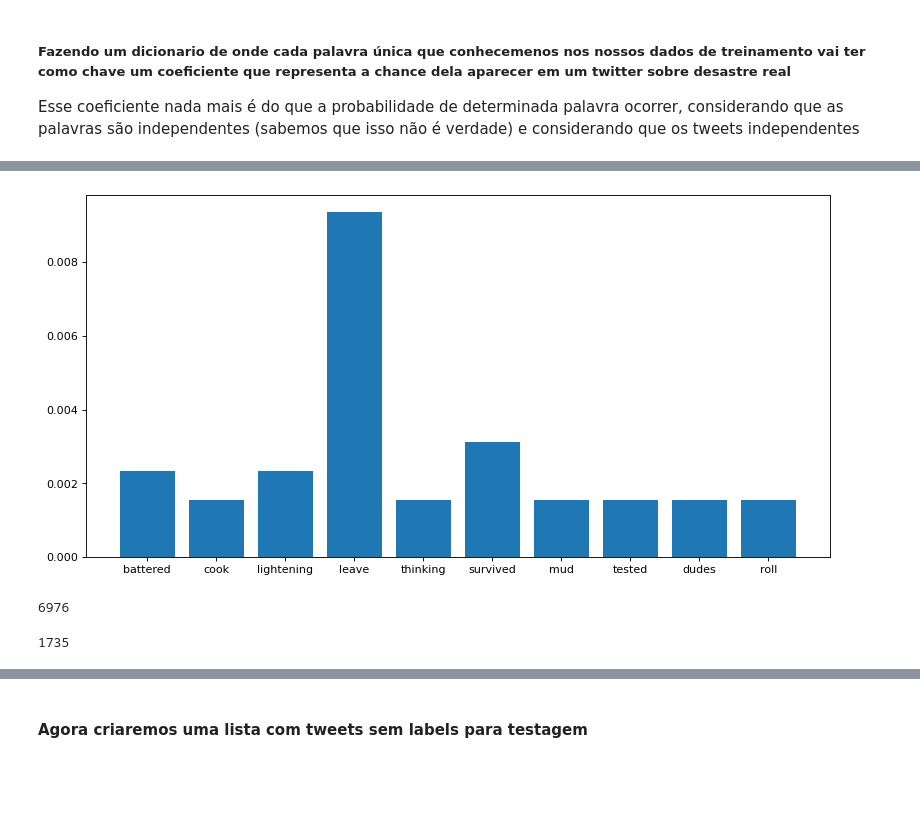
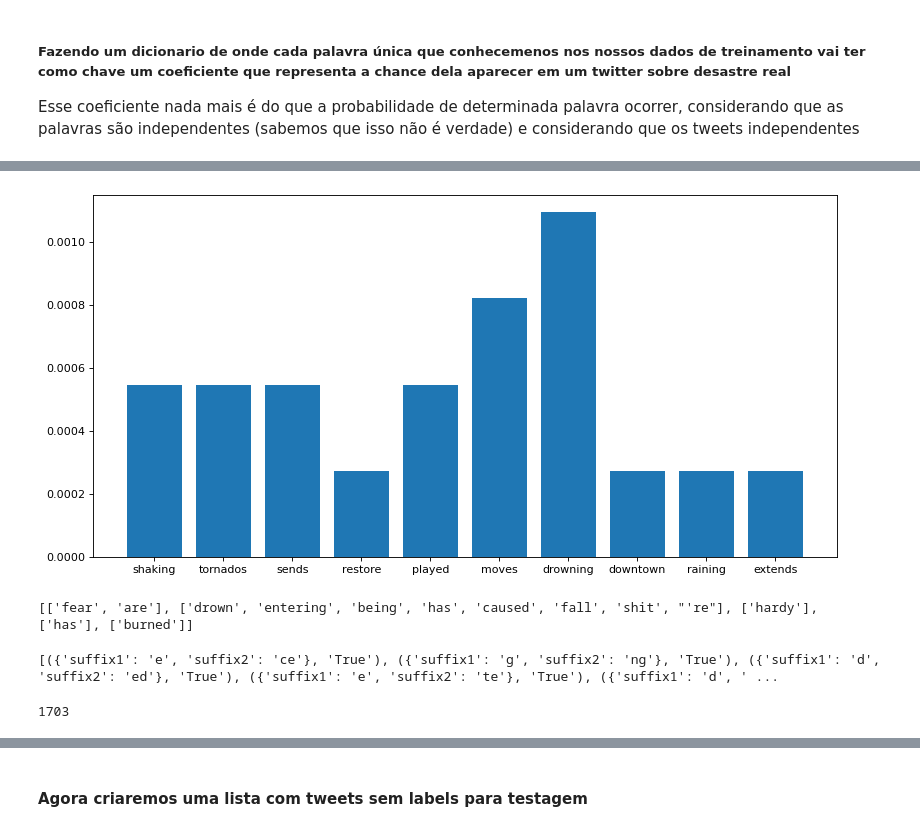
Before and after one commit to vcnovaes/Natural-Language-Processing-with-Disaster-Tweets, a Jupyter notebook: Untitled.ipynb, the cells around one changed output, grey strips where cells are left out. Drawn from its saved outputs; the diff is of its cells as text; code cells hidden in the pictures; blank space fills up the shorter version.

```diff
--- a/Untitled.ipynb
+++ b/Untitled.ipynb
@@ -28,14 +31,22 @@ test_tts = {'real_trag' :tst_true.to_list(), 'not_trag' : tst_false.to_list() }
 # %%
-def just_verbs(data : list, to_keep : set ={'VB', 'VBG', 'VBN', 'VBZ' , 'VBP'} )-> list:
+def just_verbs(data: list, to_keep: set = {'VB', 'VBG', 'VBN', 'VBZ', 'VBP'}) -> list:
     cl_data = []
     for tweet in data:
         selected = []
         for word in tweet:
-            selected.append(word[0].lower()) if word[1] in to_keep else None
-            #print(selected)
-            #if word[1] in to_keep: #verificando se tem alguma das tags que desejamos
-             #   selected.append(w[0].lower())
+            selected.append(word[0].lower()) if word[1] in to_keep and len(
+                word[0]) > 2 else None
+            # print(selected)
+            # if word[1] in to_keep: #verificando se tem alguma das tags que desejamos
+            #   selected.append(w[0].lower())
         if selected != []:
             cl_data.append(selected)
     return cl_data
+# %%
+def create_vocab(clear_data: list) -> list:
+    vocab = []
+    for sentence in clear_data:
+        for word in sentence:
+            vocab.append(word)
+    return vocab
 # %%
@@ -54,6 +67,2 @@ pega as palavras selencionadas no dataset sobre tweets de desastre e cria um voc
 # %%
-vocab_words_true_dis = []
-
-for sentence in cl_tr_true:
-    for word in sentence:
-        vocab_words_true_dis.append(word)
+vocab_words_true_dis = create_vocab(cl_tr_true)
@@ -96,19 +87,16 @@ min_prob = np.Inf
 dict_prob_true = {}
 for w in vocab_unique_words_true_dis:
     w_occurr = 0
-    total = 0
-    for sentence in vocab_words_true_dis:
-        total += len(sentence)
-        if w in sentence:
+    total = len(vocab_words_true_dis)
+    for word in vocab_words_true_dis:
+        if w == word:
             w_occurr += 1
     #print(f"Number of real disaster tweets with the word {w}: {w_occurr}")
     total_true_dis = total
     prob = (w_occurr)/(total_true_dis)
     #print(f"Probability of {w} is {prob} \n")
-    try:
-        dict_prob_true[w.lower()] += prob
-    except KeyError:
-        dict_prob_true[w.lower()] = prob
+
+    dict_prob_true[w.lower()] = prob
     if prob > max_prob:
         max_prob = prob
         max_prob_w = w.lower()
@@ -126,10 +114,12 @@ true_sample = list(dict_prob_true.items())
 rnd.shuffle(true_sample)
 true_sample = dict(true_sample[:10])
 # %%
-pre_plot = lambda : plt.figure(facecolor='white',figsize=(12, 6), dpi=80)
+def pre_plot(): return plt.figure(facecolor='white', figsize=(12, 6), dpi=80)
+
+
 pre_plot()
 plt.bar(*zip(*true_sample.items()))
 plt.show()
 # %% [output]
-[figure, old version]
+[figure, new version]
 # %%
@@ -145,4 +128,5 @@ for sentence in tr_false:
 # %%
-len(clean_tr_false)
+len(cl_tr_false)
+print(cl_tr_false[:5])
 # %% [output]
-6976
+[['fear', 'are'], ['drown', 'entering', 'being', 'has', 'caused', 'fall', 'shit', "'re"], ['hardy'], ['has'], ['burned']]
@@ -148,0 +139,10 @@ len(clean_tr_false)
+# %%
+labels_false = [False]*len(cl_tr_false)
+labels = labels_true + labels_false
+train_data = cl_tr_true + cl_tr_false
+train_set = [ (ext_features(data),'True') for data in vocab_unique_words_true_dis]
+train_set = train_set + [ (ext_features(data),'False') for data in vocab_unique_words_false_dis ]
+
+print(train_set[:5])
+# %% [output]
+[({'suffix1': 'e', 'suffix2': 'ce'}, 'True'), ({'suffix1': 'g', 'suffix2': 'ng'}, 'True'), ({'suffix1': 'd', 'suffix2': 'ed'}, 'True'), ({'suffix1': 'e', 'suffix2': 'te'}, 'True'), ({'suffix1': 'd', ' ...
@@ -149,8 +151,8 @@ len(clean_tr_false)
 # %%
-clean_tr_false_unique = list(set(clean_tr_false))
-len(clean_tr_false_unique)
+vocab_unique_words_false_dis = list(set(vocab_words_false_dis))
+len(vocab_unique_words_false_dis)
 # %% [output]
-1735
+1703
 # %%
 dict_word_false = {}
 # %%
```
Also changed, not shown: parts of 39 cells of this notebook.
